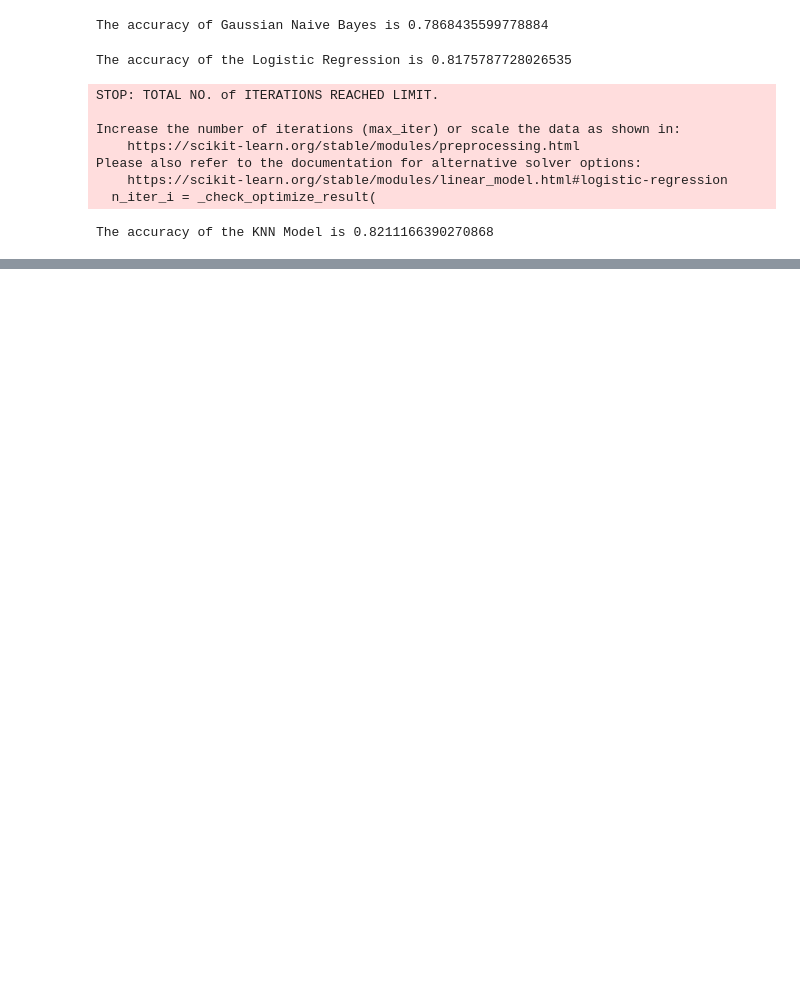
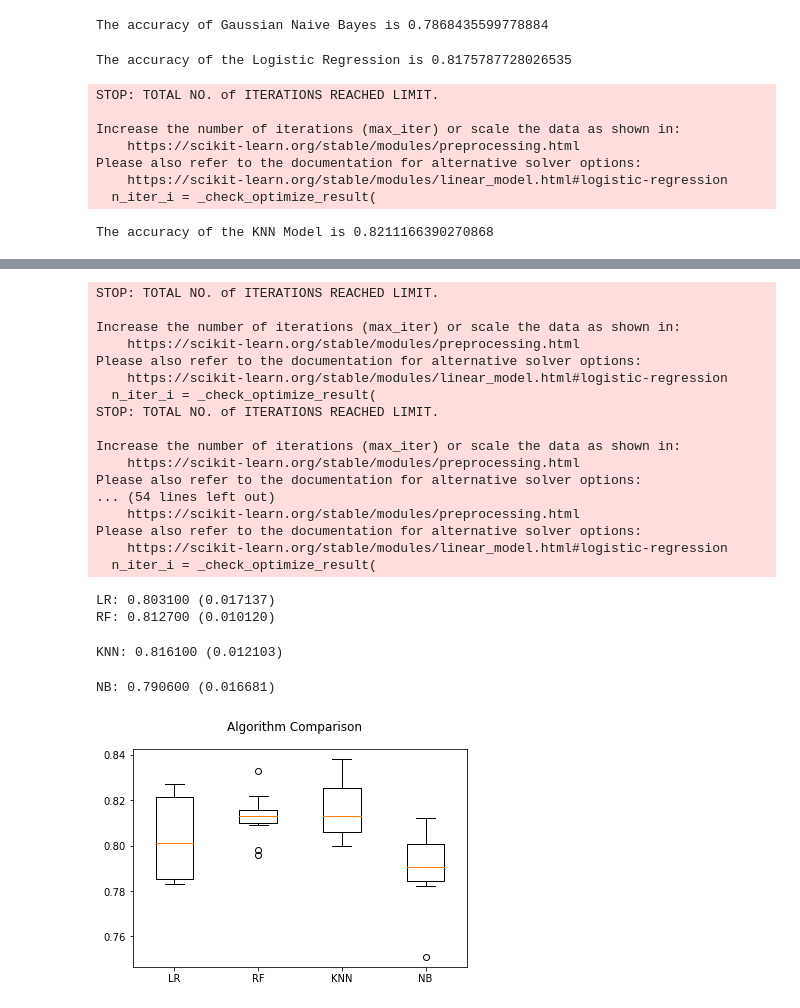
Before and after one commit to luctivud/Data-Analysis-and-Machine-Learning, a Jupyter notebook: Practice/ML Prc - i.ipynb, the cells around one changed output, grey strips where cells are left out. Saved outputs shown, nothing was run; the diff lists cells and outputs as text; code cells hidden in the pictures; blank space fills up the shorter version.

```diff
--- a/Practice/ML Prc - i.ipynb
+++ b/Practice/ML Prc - i.ipynb
@@ -182,0 +216,62 @@ The accuracy of the KNN Model is 0.8211166390270868
+# %%
+# Compare Algorithms
+import pandas
+import matplotlib.pyplot as plt
+from sklearn import model_selection
+from sklearn.linear_model import LogisticRegression
+from sklearn.neighbors import KNeighborsClassifier
+from sklearn.naive_bayes import GaussianNB
+from sklearn.ensemble import RandomForestClassifier #Random Forest
+
+# load dataset
+
+seed = 7
+# prepare models
+models = []
+models.append(('LR', LogisticRegression()))
+models.append(('RF', RandomForestClassifier()))
+models.append(('KNN', KNeighborsClassifier()))
+models.append(('NB', GaussianNB()))
+# evaluate each model in turn
+results = []
+names = []
+scoring = 'accuracy'
+XX_train = X_train[:10000]
+Y_train = y_train[:10000]
+for name, model in models:
+	kfold = model_selection.KFold(n_splits=10, random_state=seed)
+	cv_results = model_selection.cross_val_score(model, XX_train, Y_train, cv=kfold, scoring=scoring)
+	results.append(cv_results)
+	names.append(name)
+	msg = "%s: %f (%f)" % (name, cv_results.mean(), cv_results.std())
+	print(msg)
+# boxplot algorithm comparison
+fig = plt.figure()
+fig.suptitle('Algorithm Comparison')
+ax = fig.add_subplot(111)
+plt.boxplot(results)
+ax.set_xticklabels(names)
+plt.show()
+# %% [output]
+STOP: TOTAL NO. of ITERATIONS REACHED LIMIT.
+
+Increase the number of iterations (max_iter) or scale the data as shown in:
+    https://scikit-learn.org/stable/modules/preprocessing.html
+Please also refer to the documentation for alternative solver options:
+    https://scikit-learn.org/stable/modules/linear_model.html#logistic-regression
+  n_iter_i = _check_optimize_result(
+STOP: TOTAL NO. of ITERATIONS REACHED LIMIT.
+
+Increase the number of iterations (max_iter) or scale the data as shown in:
+    https://scikit-learn.org/stable/modules/preprocessing.html
+Please also refer to the documentation for alternative solver options:
+... (54 lines left out)
+    https://scikit-learn.org/stable/modules/preprocessing.html
+Please also refer to the documentation for alternative solver options:
+    https://scikit-learn.org/stable/modules/linear_model.html#logistic-regression
+  n_iter_i = _check_optimize_result(
+LR: 0.803100 (0.017137)
+RF: 0.812700 (0.010120)
+KNN: 0.816100 (0.012103)
+NB: 0.790600 (0.016681)
+[figure, added]
```
Also changed, not shown: parts of 8 cells of this notebook.
